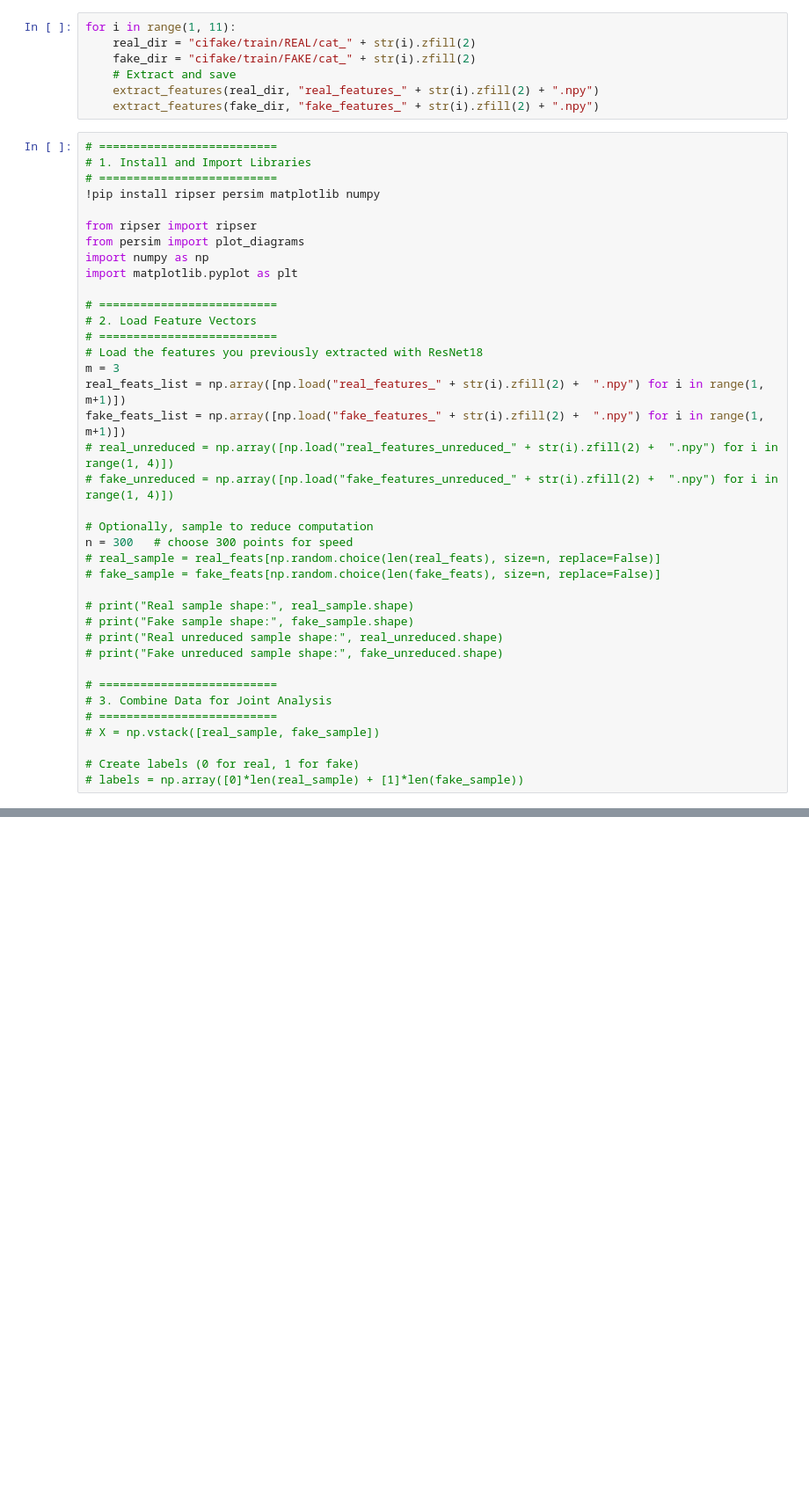
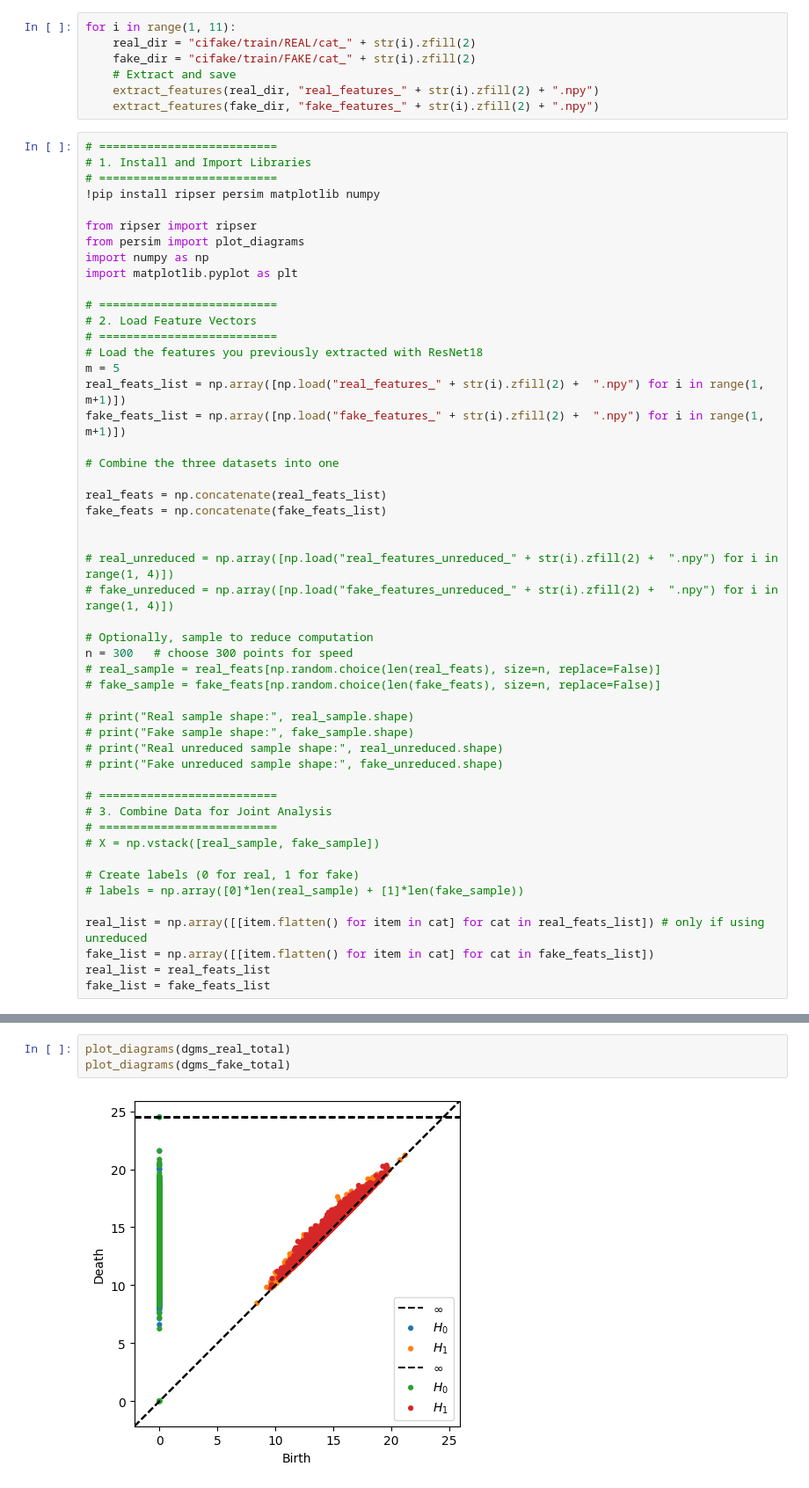
Before and after one commit to skyler-marks/ai-image-detection, a Jupyter notebook: Start.ipynb, the cells around one changed output, grey strips where cells are left out. Shown: that part at 88% size. Cells and saved outputs as stored; diff of their text form; blank space fills up the shorter version.

```diff
--- a/Start.ipynb
+++ b/Start.ipynb
@@ -80,9 +80,16 @@ import matplotlib.pyplot as plt
 # 2. Load Feature Vectors
 # ==========================
 # Load the features you previously extracted with ResNet18
-m = 3
+m = 5
 real_feats_list = np.array([np.load("real_features_" + str(i).zfill(2) +  ".npy") for i in range(1, m+1)])
 fake_feats_list = np.array([np.load("fake_features_" + str(i).zfill(2) +  ".npy") for i in range(1, m+1)])
+
+# Combine the three datasets into one
+
+real_feats = np.concatenate(real_feats_list)
+fake_feats = np.concatenate(fake_feats_list)
+
+
 # real_unreduced = np.array([np.load("real_features_unreduced_" + str(i).zfill(2) +  ".npy") for i in range(1, 4)])
 # fake_unreduced = np.array([np.load("fake_features_unreduced_" + str(i).zfill(2) +  ".npy") for i in range(1, 4)])
 
@@ -103,3 +110,8 @@ n = 300   # choose 300 points for speed
 
 # Create labels (0 for real, 1 for fake)
 # labels = np.array([0]*len(real_sample) + [1]*len(fake_sample))
+
+real_list = np.array([[item.flatten() for item in cat] for cat in real_feats_list]) # only if using unreduced
+fake_list = np.array([[item.flatten() for item in cat] for cat in fake_feats_list])
+real_list = real_feats_list
+fake_list = fake_feats_list
@@ -284,0 +297,5 @@ plt.show()
+# %%
+plot_diagrams(dgms_real_total)
+plot_diagrams(dgms_fake_total)
+# %% [output]
+[figure, added]
```
Also changed, not shown: parts of 15 cells of this notebook.
